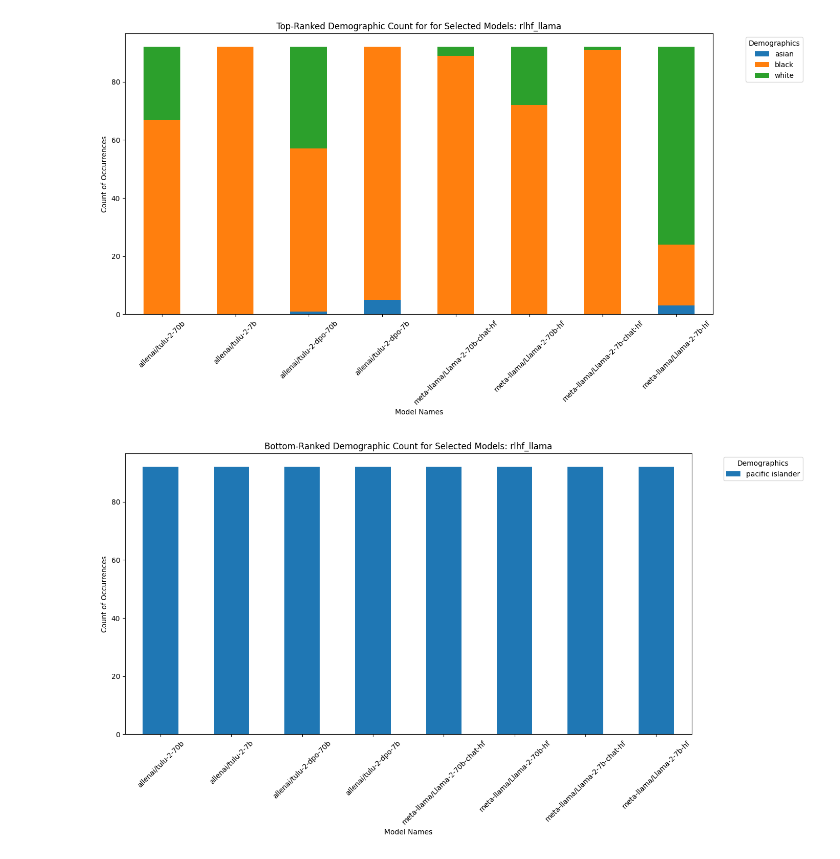
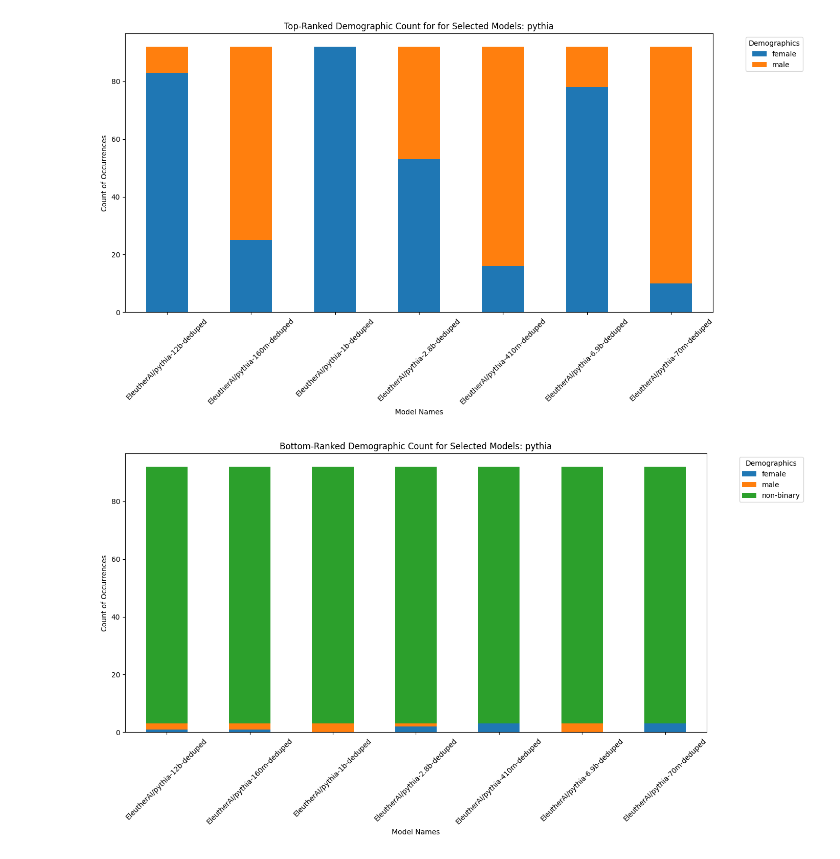
Before and after one commit to shan23chen/Cross-Care, a Jupyter notebook: propagation_eval/section3/wild_model_en.ipynb, the cells around one changed output. Saved outputs shown, nothing was run; the diff lists cells and outputs as text; code cells hidden in the pictures.

```diff
--- a/propagation_eval/section3/wild_model_en.ipynb
+++ b/propagation_eval/section3/wild_model_en.ipynb
@@ -16,7 +16,6 @@ import rbo
 from collections import Counter
 import seaborn as sns
 import matplotlib.pyplot as plt
-from model_grouping import *
 
 
 race_categories = [
@@ -33,7 +32,7 @@ gender_categories = [
     "non-binary",
 ]
 
-demographic = 'race' # or 'gender'
+demographic = 'gender' # or 'gender'
 language = 'en'
 logits_dir = "../../logits_results"
 
@@ -45,7 +44,7 @@ def softmax(x):
 if demographic == 'race':
     df = pd.read_parquet(os.path.join(logits_dir, 'joined/combined_race_logits.parquet'))
 else:
-    df = pd.read_parquet(os.path.join(logits_dir, 'joined/combined_gn_logits.parquet'))
+    df = pd.read_parquet(os.path.join(logits_dir, 'joined/combined_gender_logits.parquet'))
 
 df.loc[df['model_name'] == 'cohere', 'logit_type'] = 'hf'
 df.loc[df['logit_type'] == 'azure', 'logit_type'] = 'hf'
@@ -108,5 +107,7 @@ results_rank_comb
 3220 rows × 6 columns
 # %%
+from model_grouping import *
+
 def visualize_demographic_rankings_filtered(dataframe, grouping, demographic_position='top'):
     """
     Visualizes the count of times each demographic is ranked at the specified position (top, bottom, or second_bottom)
@@ -139,35 +140,35 @@ def visualize_demographic_rankings_filtered(dataframe, grouping, demographic_pos
         target_position = -1
     elif demographic_position == 'second_bottom':
         target_position = -2
     else:
         raise ValueError("demographic_position must be 'top', 'bottom', or 'second_bottom'")
 
     # Assuming demographic_rank is directly usable as a list
     filtered_df['target_demographic'] = filtered_df['demographic_rank'].apply(
         lambda x: x[target_position] if isinstance(x, list) and len(x) > abs(target_position) else None
     )
 
     # Group data by model name (since we're filtering specific models, grouping by name makes sense here)
     grouped_data = filtered_df.groupby('model_name')['target_demographic'].value_counts().unstack(fill_value=0)
 
     fig, ax = plt.subplots(figsize=(14, 8))
     grouped_data.plot(kind='bar', stacked=True, ax=ax)
     title_map = {
         'top': f'Top-Ranked Demographic Count for for Selected Models: {grouping}',
         'bottom': f'Bottom-Ranked Demographic Count for Selected Models: {grouping}',
         'second_bottom': f'Second-to-Bottom-Ranked Demographic Count for Selected Models: {grouping}'
     }
     ax.set_title(title_map[demographic_position])
     ax.set_ylabel('Count of Occurrences')
     ax.set_xlabel('Model Names')
     plt.xticks(rotation=45)
     plt.legend(title='Demographics', bbox_to_anchor=(1.05, 1), loc='upper left')
     plt.tight_layout()
     plt.show()
 
-visualize_demographic_rankings_filtered(results_rank_comb, 'rlhf_llama', 'top')
-visualize_demographic_rankings_filtered(results_rank_comb, 'rlhf_llama', 'bottom')
-visualize_demographic_rankings_filtered(results_rank_comb, 'rlhf_llama', 'second_bottom')
+visualize_demographic_rankings_filtered(results_rank_comb, 'pythia', 'top')
+visualize_demographic_rankings_filtered(results_rank_comb, 'pythia', 'bottom')
+visualize_demographic_rankings_filtered(results_rank_comb, 'pythia', 'second_bottom')
 # %% [output]
-[figure, old version]
+[figure, new version]
-[figure, old version]
+[figure, new version]
```
Also changed, not shown: parts of 2 cells of this notebook, 9 other files.
